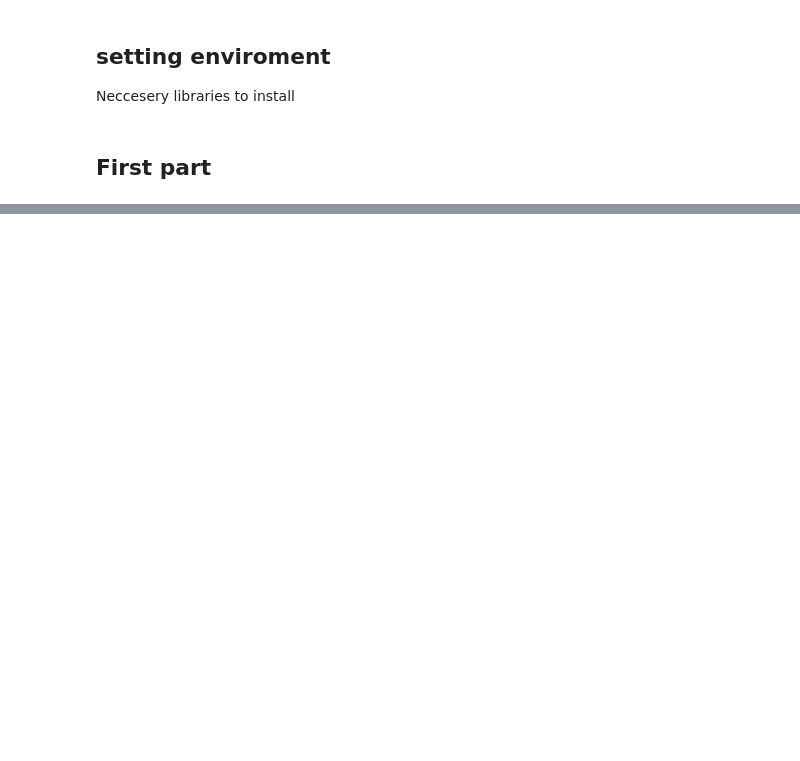
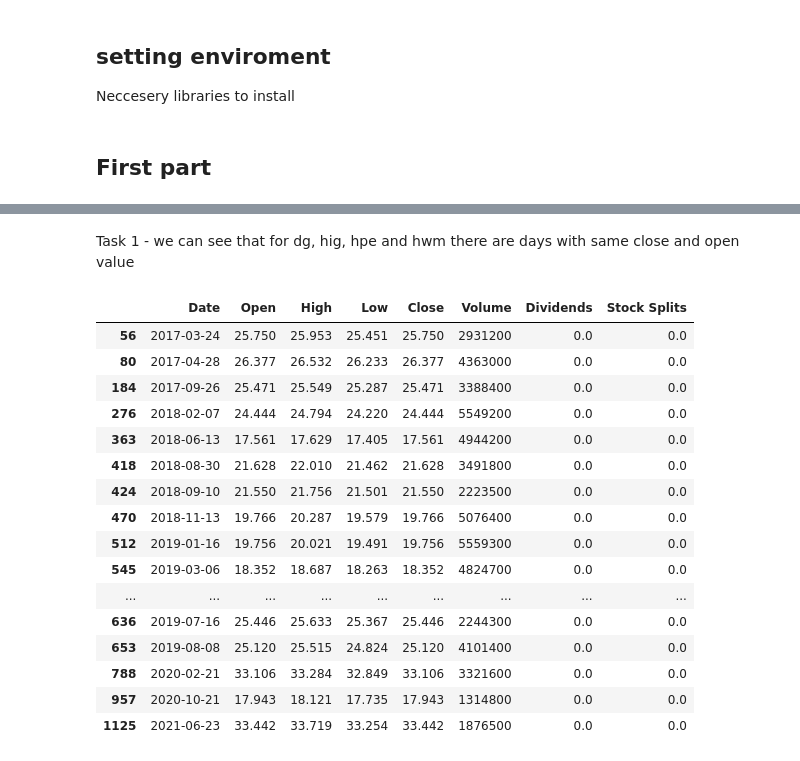
Before and after one commit to MichalS16/Data-processing-in-Python, a Jupyter notebook: midterm.ipynb, the cells around one changed output, grey strips where cells are left out. Drawn from its saved outputs; the diff is of its cells as text; code cells hidden in the pictures; blank space fills up the shorter version.

```diff
--- a/midterm.ipynb
+++ b/midterm.ipynb
@@ -35,0 +13,12 @@ NameError: name 'pd' is not defined
+# %%
+# load data
+data_dg=pd.read_csv("data/DG.csv")
+data_hig=pd.read_csv("data/HIG.csv")
+data_hpe=pd.read_csv("data/HPE.csv")
+data_hwm=pd.read_csv("data/HWM.csv")
+
+# check the data
+data_dg.info()
+#data_hig
+#data_hpe
+#data_hwm
@@ -35,0 +41,25 @@ NameError: name 'pd' is not defined
+# %% [markdown]
+Task 1 - we can see that for dg, hig, hpe and hwm there are days with same close and open value
+# %%
+#data_dg[data_dg["Open"]==data_dg["Close"]]
+#data_hig[data_hig["Open"]==data_hig["Close"]]
+#data_hpe[data_hpe["Open"]==data_hpe["Close"]]
+data_hwm[data_hwm["Open"]==data_hwm["Close"]]
+# %% [output]
+|  | Date | Open | High | Low | Close | Volume | Dividends | Stock Splits |
+| 56 | 2017-03-24 | 25.750 | 25.953 | 25.451 | 25.750 | 2931200 | 0.0 | 0.0 |
+| 80 | 2017-04-28 | 26.377 | 26.532 | 26.233 | 26.377 | 4363000 | 0.0 | 0.0 |
+| 184 | 2017-09-26 | 25.471 | 25.549 | 25.287 | 25.471 | 3388400 | 0.0 | 0.0 |
+| 276 | 2018-02-07 | 24.444 | 24.794 | 24.220 | 24.444 | 5549200 | 0.0 | 0.0 |
+| 363 | 2018-06-13 | 17.561 | 17.629 | 17.405 | 17.561 | 4944200 | 0.0 | 0.0 |
+| 418 | 2018-08-30 | 21.628 | 22.010 | 21.462 | 21.628 | 3491800 | 0.0 | 0.0 |
+| 424 | 2018-09-10 | 21.550 | 21.756 | 21.501 | 21.550 | 2223500 | 0.0 | 0.0 |
+| 470 | 2018-11-13 | 19.766 | 20.287 | 19.579 | 19.766 | 5076400 | 0.0 | 0.0 |
+| 512 | 2019-01-16 | 19.756 | 20.021 | 19.491 | 19.756 | 5559300 | 0.0 | 0.0 |
+| 545 | 2019-03-06 | 18.352 | 18.687 | 18.263 | 18.352 | 4824700 | 0.0 | 0.0 |
+| ... | ... | ... | ... | ... | ... | ... | ... | ... |
+| 636 | 2019-07-16 | 25.446 | 25.633 | 25.367 | 25.446 | 2244300 | 0.0 | 0.0 |
+| 653 | 2019-08-08 | 25.120 | 25.515 | 24.824 | 25.120 | 4101400 | 0.0 | 0.0 |
+| 788 | 2020-02-21 | 33.106 | 33.284 | 32.849 | 33.106 | 3321600 | 0.0 | 0.0 |
+| 957 | 2020-10-21 | 17.943 | 18.121 | 17.735 | 17.943 | 1314800 | 0.0 | 0.0 |
+| 1125 | 2021-06-23 | 33.442 | 33.719 | 33.254 | 33.442 | 1876500 | 0.0 | 0.0 |
```
Also changed, not shown: parts of 21 cells of this notebook, 5 other files.
